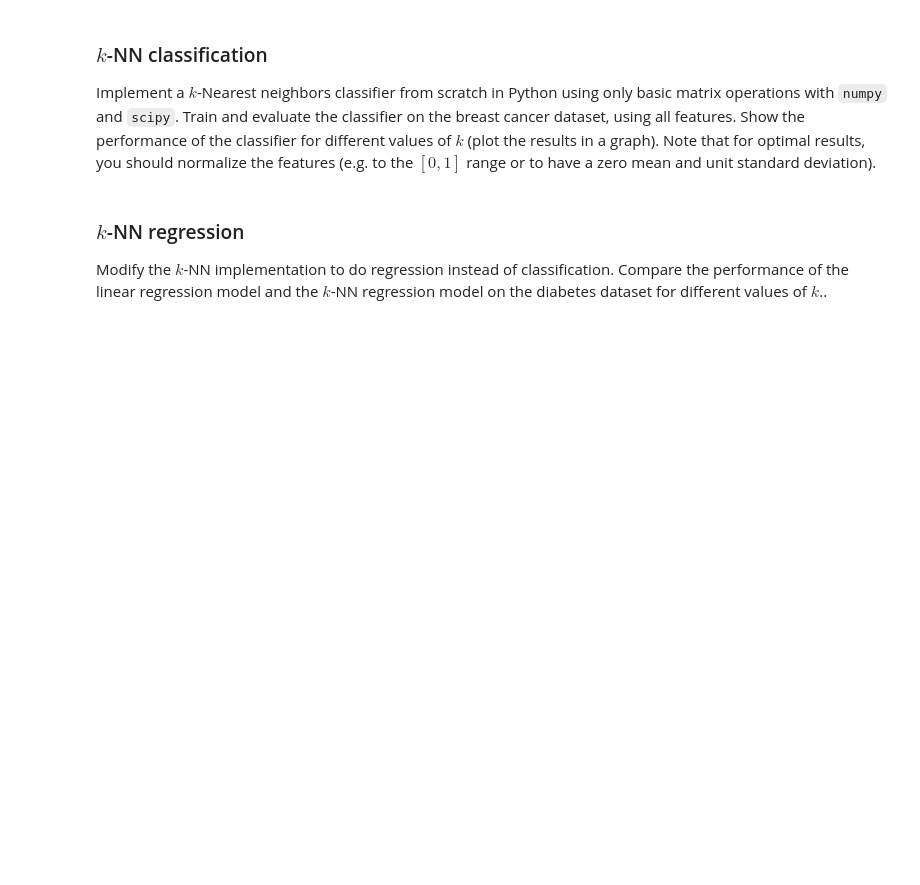
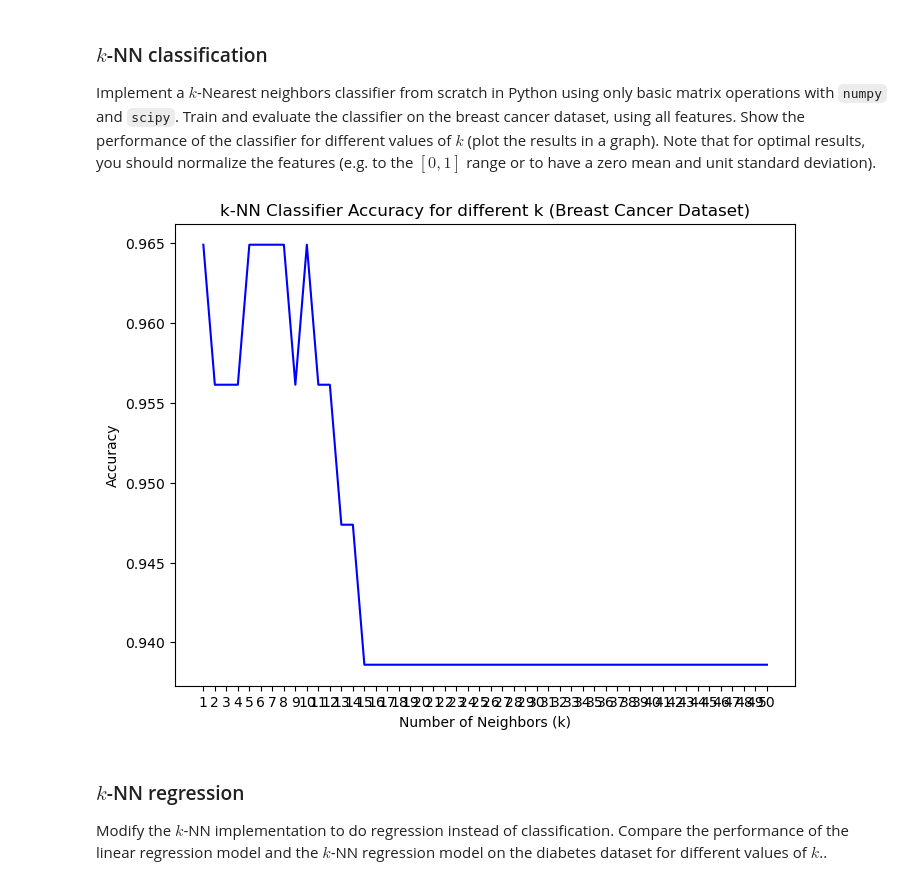
Before and after one commit to bram-boerenkamp/8dm50-machine-learning-master, a Jupyter notebook: practicals/week_1.ipynb, the cells around one changed output. Drawn from its saved outputs; the diff is of its cells as text; code cells hidden in the pictures; blank space fills up the shorter version.

```diff
--- a/practicals/week_1.ipynb
+++ b/practicals/week_1.ipynb
@@ -140,6 +149,76 @@ Assume that in the dataset that you use to train a linear regression model, ther
 ### $k$-NN classification
 
 Implement a $k$-Nearest neighbors classifier from scratch in Python using only basic matrix operations with `numpy` and `scipy`. Train and evaluate the classifier on the breast cancer dataset, using all features. Show the performance of the classifier for different values of $k$ (plot the results in a graph). Note that for optimal results, you should normalize the features (e.g. to the $[0, 1]$ range or to have a zero mean and unit standard deviation).
+# %%
+import scipy
+import numpy
+from sklearn.datasets import  load_breast_cancer
+import matplotlib.pyplot as plt
+from matplotlib.colors import ListedColormap
+
+
+breast_cancer = load_breast_cancer()
+X = breast_cancer.data  # features
+y = breast_cancer.target  # labels
+
+X_min = X.min(axis=0)
+X_max = X.max(axis=0)
+X_norm = (X - X_min) / (X_max - X_min)
+
+
+#shuffle the data
+def train_test_split(X,Y,test_size=0): # X is data , Y is target , test_size is percentage split
+    indices = np.arange(X.shape[0]) # create list of indices
+    np.random.shuffle(indices) # random shuffle to create randomized data selection for split
+    split_idx = int(X.shape[0] * (1 - test_size))
+    X_train, X_test = X[indices[:split_idx]], X[indices[split_idx:]]
+    y_train, y_test = y[indices[:split_idx]], y[indices[split_idx:]]
+    return X_train, X_test, y_train, y_test
+#KNN class to train the network
+
+class KNN_classification:
+    def __init__(self, k=0):
+        self.k = k
+
+    def fit(self, X_train, y_train):
+        self.X_train = X_train
+        self.y_train = y_train
+
+    def predict(self, X_test):
+        predictions = [] # store predictions
+        for test_point in X_test:
+            distances = np.linalg.norm(self.X_train - test_point, axis=1) #calculate the distance for all the test point to the train point (euclidean)
+            nearest_indices = np.argsort(distances)[:self.k] # find the k points close to the test point
+            nearest_labels = self.y_train[nearest_indices] # get the label
+            prediction = np.argmax(np.bincount(nearest_labels)) # count occurence label among the nearest neighbour (highest value becomes the label of this zone)
+            predictions.append(prediction)
+        return np.array(predictions)
+
+    def accuracy(self, y_true, y_pred):
+        accurate_predicted=np.sum(y_true == y_pred) / len(y_true) # determine number of accurate predicionts
+        return accurate_predicted
+
+X_train, X_test, y_train, y_test = train_test_split(X_norm, y, test_size=0.2) # Create the test and train data, modify the test_size value to create different split
+k_values = list(range(1, 51)) #iterate over different k values, modify this value to determine the number of neighbours
+accuracies = [] #store the accuracies
+
+for k in k_values:
+    knn = KNN_classification(k=k) #initialize the k value
+    knn.fit(X_train, y_train) #fit the train data
+    y_pred = knn.predict(X_test)
+    accuracy = knn.accuracy(y_test, y_pred)
+    accuracies.append(accuracy)
+
+plt.figure(figsize=(8, 6))
+plt.plot(k_values, accuracies, color='b')
+plt.title('k-NN Classifier Accuracy for different k (Breast Cancer Dataset)')
+plt.xlabel('Number of Neighbors (k)')
+plt.ylabel('Accuracy')
+plt.xticks(k_values)
+plt.grid(False)
+plt.show()
+# %% [output]
+[figure, added]
 # %% [markdown]
 ### $k$-NN regression
 
```
Also changed, not shown: parts of 3 cells of this notebook.
